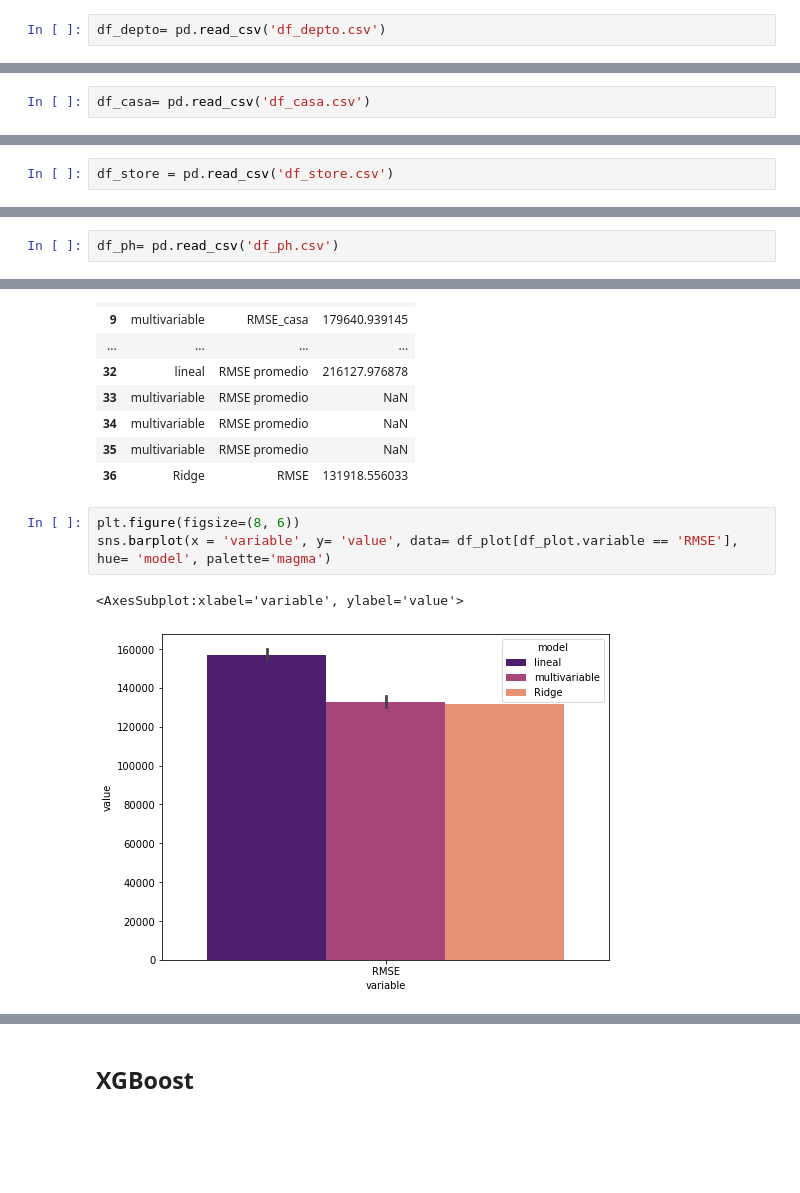
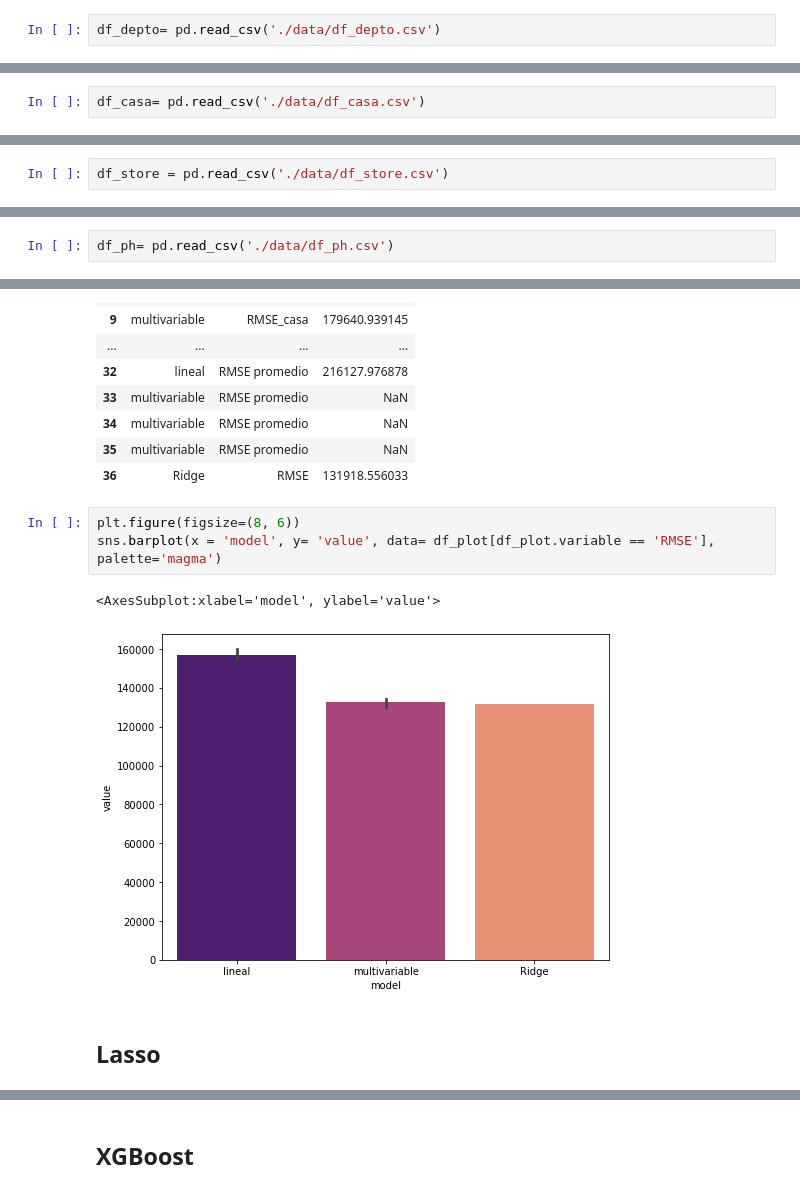
Before and after one commit to soledadh/limpieza_dataset_inmobiliario, a Jupyter notebook: multivariate_regression.ipynb, the cells around one changed output, grey strips where cells are left out. Cells and saved outputs as stored; diff of their text form; blank space fills up the shorter version.

Commit message:
added Lasso

```diff
--- a/multivariate_regression.ipynb
+++ b/multivariate_regression.ipynb
@@ -150,7 +150,7 @@ RMSE: 132620
 # %% [markdown]
 ## Departamento
 # %%
-df_depto= pd.read_csv('df_depto.csv')
+df_depto= pd.read_csv('./data/df_depto.csv')
 # %%
 cv_depto, lm_depto = reg_lineal_multiple(df_depto,['surface_covered_in_m2', 'lat', 'lon', 'precio_m2'] )
 lm_depto.summary()
@@ -189,7 +189,7 @@ cv_depto
 # %% [markdown]
 ## Casas
 # %%
-df_casa= pd.read_csv('df_casa.csv')
+df_casa= pd.read_csv('./data/df_casa.csv')
 # %%
 cv_casa, lm_casa = reg_lineal_multiple(df_casa,['surface_covered_in_m2', 'lat', 'lon', 'precio_m2'] )
 lm_casa.summary()
@@ -226,7 +226,7 @@ cv_casa
 # %% [markdown]
 ## Store
 # %%
-df_store = pd.read_csv('df_store.csv')
+df_store = pd.read_csv('./data/df_store.csv')
 # %%
 cv_store, lm_store = reg_lineal_multiple(df_store,['surface_covered_in_m2', 'lat', 'lon', 'precio_m2'] )
 lm_store.summary()
@@ -263,7 +263,7 @@ cv_store
 # %% [markdown]
 ## PH
 # %%
-df_ph= pd.read_csv('df_ph.csv')
+df_ph= pd.read_csv('./data/df_ph.csv')
 # %%
 cv_ph, lm_ph = reg_lineal_multiple(df_ph,['surface_covered_in_m2', 'lat', 'lon', 'precio_m2'] )
 lm_ph.summary()
@@ -409,7 +409,9 @@ df_plot
 | 36 | Ridge | RMSE | 131918.556033 |
 # %%
 plt.figure(figsize=(8, 6))
-sns.barplot(x = 'variable', y= 'value', data= df_plot[df_plot.variable == 'RMSE'], hue= 'model', palette='magma')
+sns.barplot(x = 'model', y= 'value', data= df_plot[df_plot.variable == 'RMSE'], palette='magma')
 # %% [output]
-<AxesSubplot:xlabel='variable', ylabel='value'>
+<AxesSubplot:xlabel='model', ylabel='value'>
-[figure, old version]
+[figure, new version]
+# %% [markdown]
+## Lasso
```
Also changed, not shown: parts of 29 cells of this notebook.
